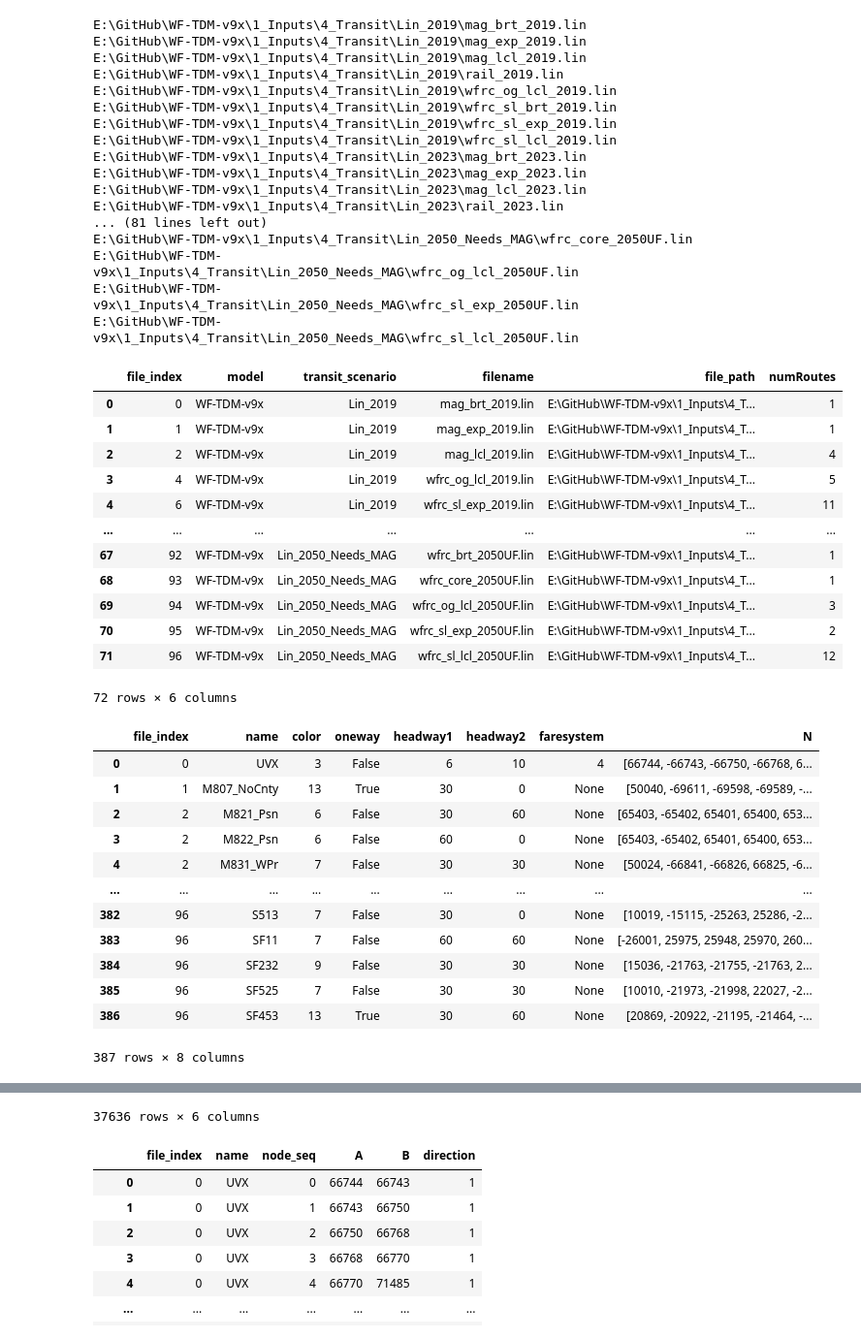
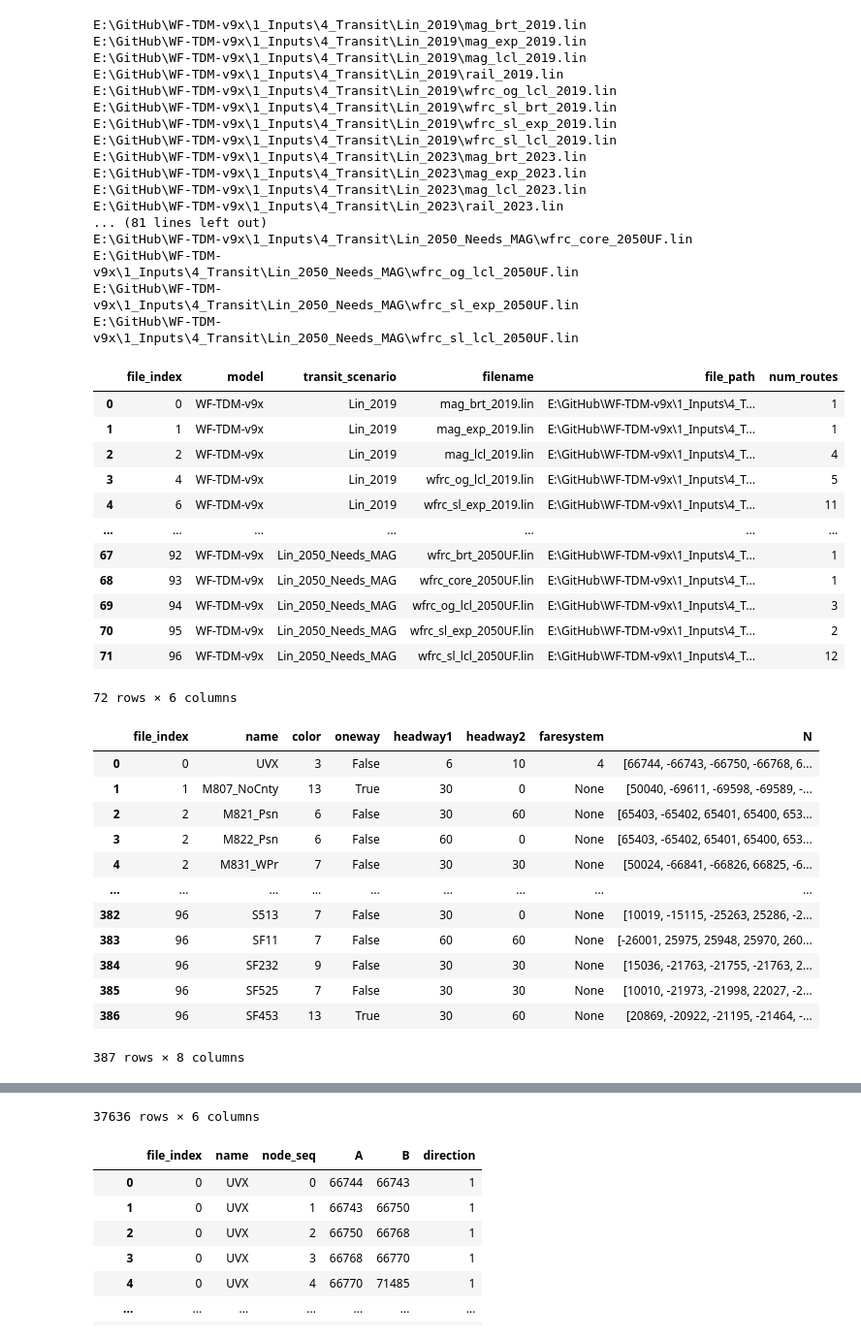
Before and after one commit to WFRCAnalytics/Resources, a Jupyter notebook: TDM/Parse-Transit-Lin-Files/parse-model-transit-lin-files.ipynb, the cells around one changed output, grey strips where cells are left out. Shown at 97% size. Saved outputs shown, nothing was run; the diff lists cells and outputs as text; code cells hidden in the pictures.

```diff
--- a/TDM/Parse-Transit-Lin-Files/parse-model-transit-lin-files.ipynb
+++ b/TDM/Parse-Transit-Lin-Files/parse-model-transit-lin-files.ipynb
@@ -135,36 +135,36 @@ nodes_df['is_stop'] = nodes_df['N'] > 0
 # Add the index as a separate column to indicate the position of each number in the list
 nodes_df['node_seq'] = nodes_df.groupby('name').cumcount()
 
 # Add the index as a separate column to indicate the position of each number in the list
 nodes_df['node_seq'] = nodes_df.groupby('name').cumcount()
 
-df_files = lines_df.groupby(['file_index','model','transit_scenario','filename','file_path'], as_index=False).agg(numRoutes=('name','count'))
+files_df = lines_df.groupby(['file_index','model','transit_scenario','filename','file_path'], as_index=False).agg(num_routes=('name','count'))
 
 lines_df = lines_df[['file_index','name','color','oneway','headway1','headway2','faresystem','N']]#.drop(columns=['model','transit_scenario','filename','file_path'], inplace=Trulinks_e)
 
-display(df_files)
+display(files_df)
 display(lines_df)
 display(speed_tf_df)
 display(nodes_df)
 # %% [output]
 E:\GitHub\WF-TDM-v9x\1_Inputs\4_Transit\Lin_2019\mag_brt_2019.lin
 E:\GitHub\WF-TDM-v9x\1_Inputs\4_Transit\Lin_2019\mag_exp_2019.lin
 E:\GitHub\WF-TDM-v9x\1_Inputs\4_Transit\Lin_2019\mag_lcl_2019.lin
 E:\GitHub\WF-TDM-v9x\1_Inputs\4_Transit\Lin_2019\rail_2019.lin
 E:\GitHub\WF-TDM-v9x\1_Inputs\4_Transit\Lin_2019\wfrc_og_lcl_2019.lin
 E:\GitHub\WF-TDM-v9x\1_Inputs\4_Transit\Lin_2019\wfrc_sl_brt_2019.lin
 E:\GitHub\WF-TDM-v9x\1_Inputs\4_Transit\Lin_2019\wfrc_sl_exp_2019.lin
 E:\GitHub\WF-TDM-v9x\1_Inputs\4_Transit\Lin_2019\wfrc_sl_lcl_2019.lin
 E:\GitHub\WF-TDM-v9x\1_Inputs\4_Transit\Lin_2023\mag_brt_2023.lin
 E:\GitHub\WF-TDM-v9x\1_Inputs\4_Transit\Lin_2023\mag_exp_2023.lin
 E:\GitHub\WF-TDM-v9x\1_Inputs\4_Transit\Lin_2023\mag_lcl_2023.lin
 E:\GitHub\WF-TDM-v9x\1_Inputs\4_Transit\Lin_2023\rail_2023.lin
 ... (81 lines left out)
 E:\GitHub\WF-TDM-v9x\1_Inputs\4_Transit\Lin_2050_Needs_MAG\wfrc_core_2050UF.lin
 E:\GitHub\WF-TDM-v9x\1_Inputs\4_Transit\Lin_2050_Needs_MAG\wfrc_og_lcl_2050UF.lin
 E:\GitHub\WF-TDM-v9x\1_Inputs\4_Transit\Lin_2050_Needs_MAG\wfrc_sl_exp_2050UF.lin
 E:\GitHub\WF-TDM-v9x\1_Inputs\4_Transit\Lin_2050_Needs_MAG\wfrc_sl_lcl_2050UF.lin
-|  | file_index | model | transit_scenario | filename | file_path | numRoutes |
+|  | file_index | model | transit_scenario | filename | file_path | num_routes |
 | 0 | 0 | WF-TDM-v9x | Lin_2019 | mag_brt_2019.lin | E:\GitHub\WF-TDM-v9x\1_Inputs\4_T... | 1 |
 | 1 | 1 | WF-TDM-v9x | Lin_2019 | mag_exp_2019.lin | E:\GitHub\WF-TDM-v9x\1_Inputs\4_T... | 1 |
 | 2 | 2 | WF-TDM-v9x | Lin_2019 | mag_lcl_2019.lin | E:\GitHub\WF-TDM-v9x\1_Inputs\4_T... | 4 |
```
Also changed, not shown: parts of 1 cell of this notebook, 3 other files.
